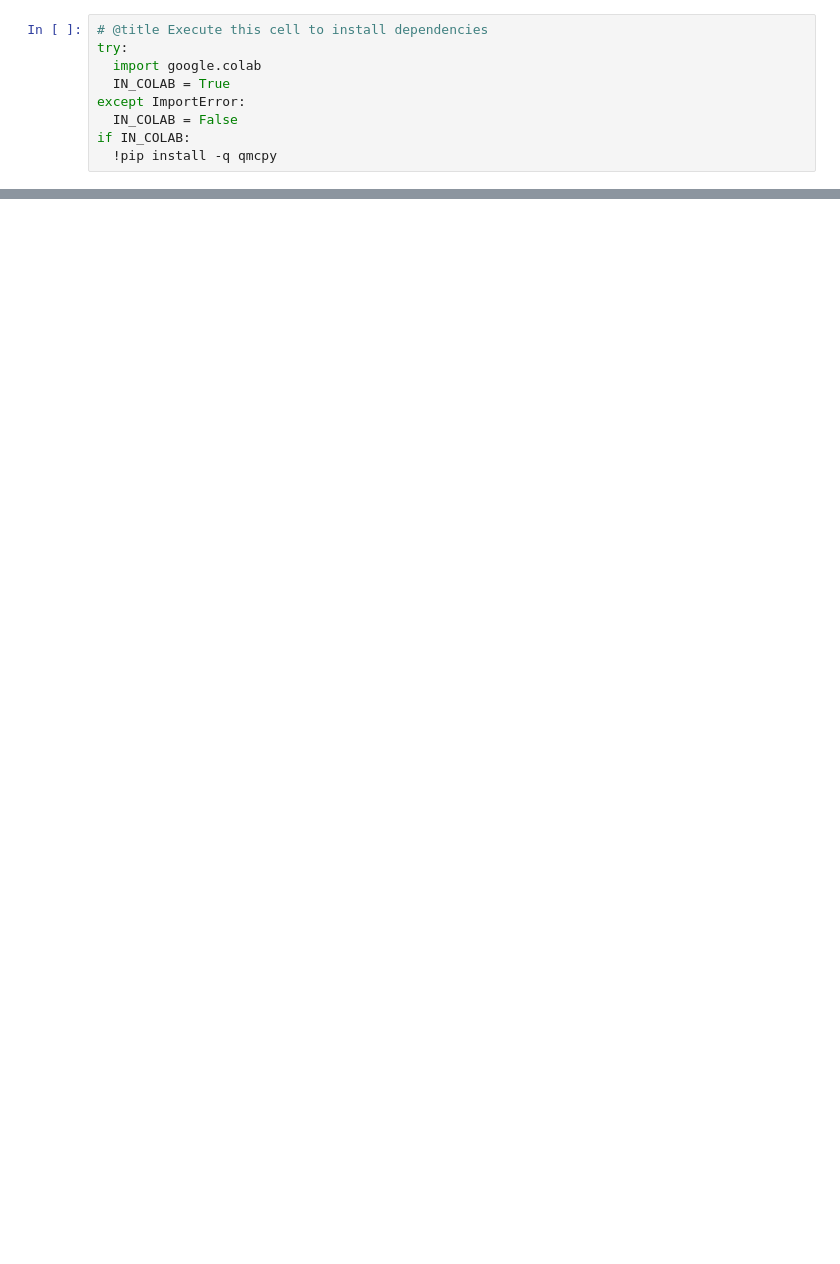
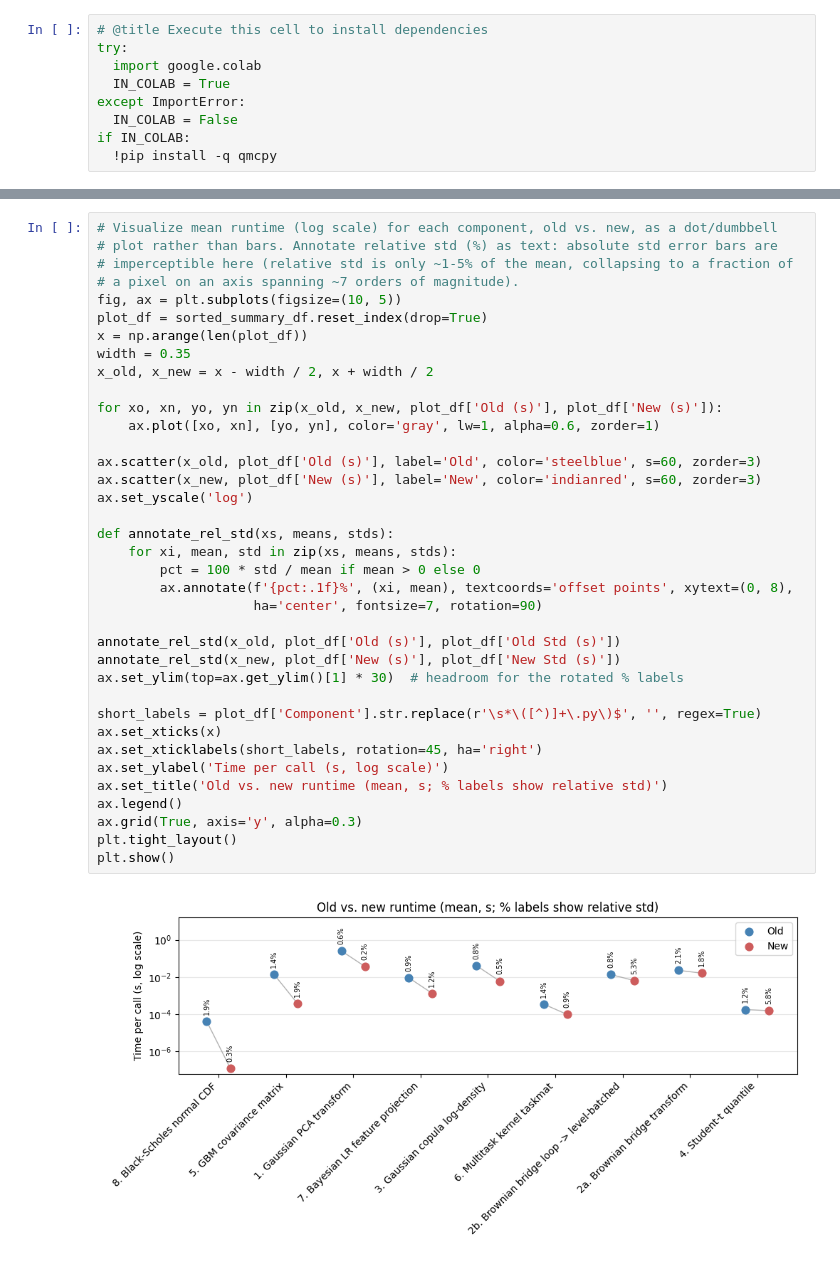
Before and after one commit to QMCSoftware/qmcpy, a Jupyter notebook: demos/performance_optimizations_demo.ipynb, the cells around one changed output, grey strips where cells are left out. Drawn from its saved outputs; the diff is of its cells as text; blank space fills up the shorter version.

```diff
--- a/demos/performance_optimizations_demo.ipynb
+++ b/demos/performance_optimizations_demo.ipynb
@@ -322,3 +329,42 @@ sorted_summary_df.round(6)
+# %%
+# Visualize mean runtime (log scale) for each component, old vs. new, as a dot/dumbbell
+# plot rather than bars. Annotate relative std (%) as text: absolute std error bars are
+# imperceptible here (relative std is only ~1-5% of the mean, collapsing to a fraction of
+# a pixel on an axis spanning ~7 orders of magnitude).
+fig, ax = plt.subplots(figsize=(10, 5))
+plot_df = sorted_summary_df.reset_index(drop=True)
+x = np.arange(len(plot_df))
+width = 0.35
+x_old, x_new = x - width / 2, x + width / 2
+
+for xo, xn, yo, yn in zip(x_old, x_new, plot_df['Old (s)'], plot_df['New (s)']):
+    ax.plot([xo, xn], [yo, yn], color='gray', lw=1, alpha=0.6, zorder=1)
+
+ax.scatter(x_old, plot_df['Old (s)'], label='Old', color='steelblue', s=60, zorder=3)
+ax.scatter(x_new, plot_df['New (s)'], label='New', color='indianred', s=60, zorder=3)
+ax.set_yscale('log')
+
+def annotate_rel_std(xs, means, stds):
+    for xi, mean, std in zip(xs, means, stds):
+        pct = 100 * std / mean if mean > 0 else 0
+        ax.annotate(f'{pct:.1f}%', (xi, mean), textcoords='offset points', xytext=(0, 8),
+                    ha='center', fontsize=7, rotation=90)
+
+annotate_rel_std(x_old, plot_df['Old (s)'], plot_df['Old Std (s)'])
+annotate_rel_std(x_new, plot_df['New (s)'], plot_df['New Std (s)'])
+ax.set_ylim(top=ax.get_ylim()[1] * 30)  # headroom for the rotated % labels
+
+short_labels = plot_df['Component'].str.replace(r'\s*\([^)]+\.py\)$', '', regex=True)
+ax.set_xticks(x)
+ax.set_xticklabels(short_labels, rotation=45, ha='right')
+ax.set_ylabel('Time per call (s, log scale)')
+ax.set_title('Old vs. new runtime (mean, s; % labels show relative std)')
+ax.legend()
+ax.grid(True, axis='y', alpha=0.3)
+plt.tight_layout()
+plt.show()
+# %% [output]
+[figure, added]
 # %% [markdown]
 **Where these speedups show up in existing demos**, next time each is re-run:
 
```
Also changed, not shown: parts of 30 cells of this notebook.
